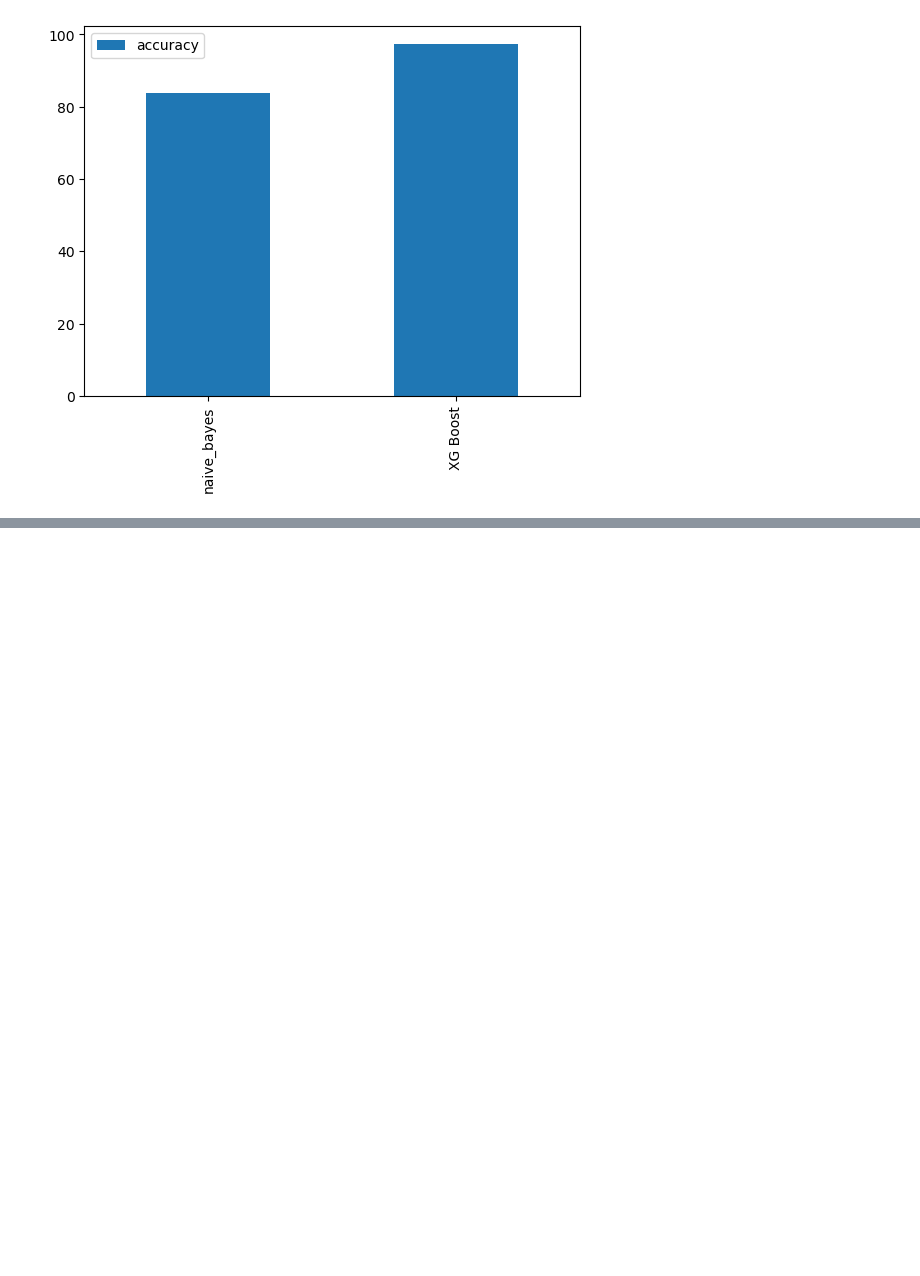
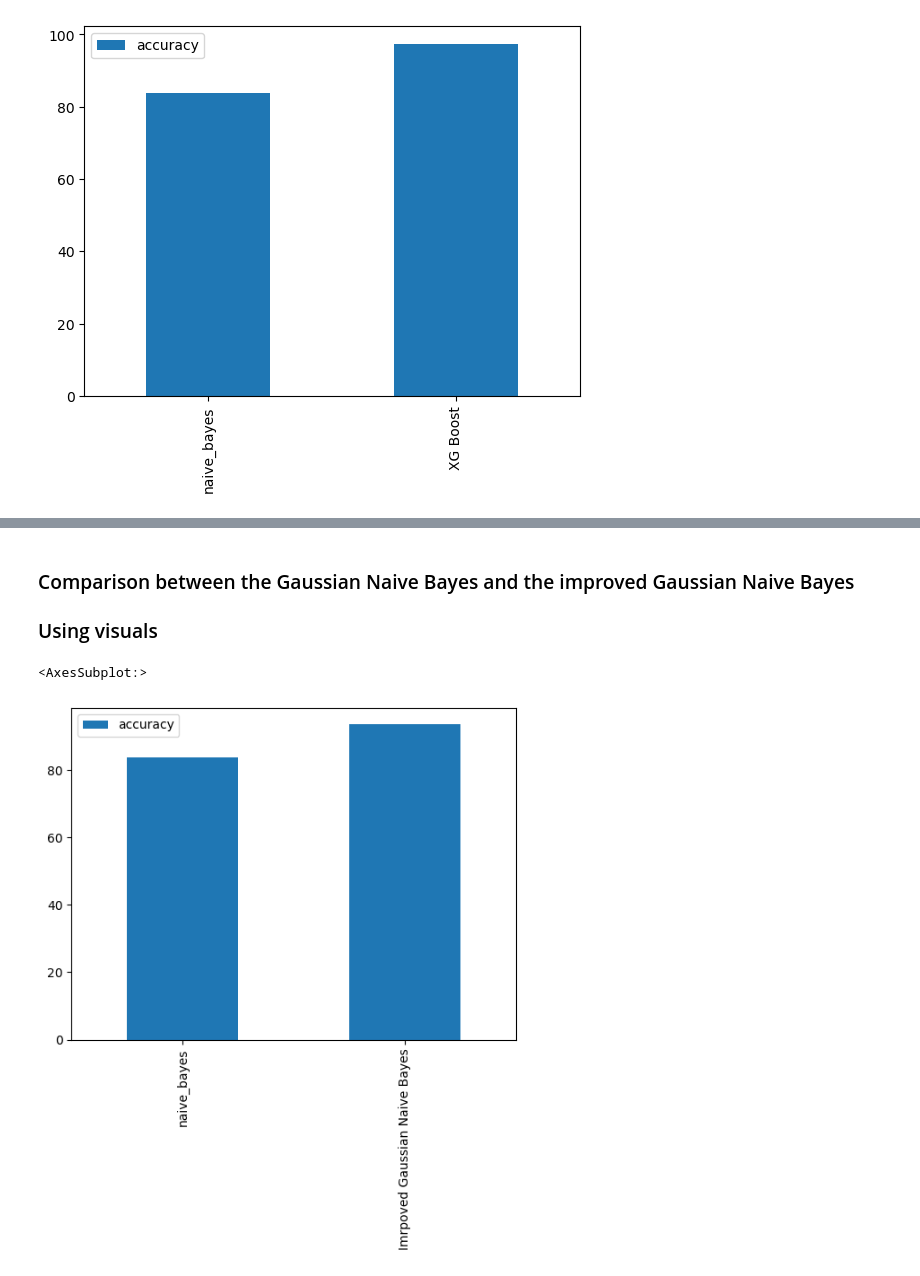
Before and after one commit to Taoheed-O/MachineLearningTweetClassifier, a Jupyter notebook: tweet_bully.ipynb, the cells around one changed output, grey strips where cells are left out. Saved outputs shown, nothing was run; the diff lists cells and outputs as text; code cells hidden in the pictures; blank space fills up the shorter version.

```diff
--- a/tweet_bully.ipynb
+++ b/tweet_bully.ipynb
@@ -490,0 +494,7 @@ pd.DataFrame(acc_dict.values(), index=acc_dict.keys(), columns=["accuracy"]).plo
+# %%
+from sklearn.model_selection import GridSearchCV
+param_gnb = {'var_smoothing' : np.logspace(0, -9, num=100)}
+
+gnb_grid = GridSearchCV(estimator=GaussianNB(), param_grid=param_gnb, verbose=1, cv=10, n_jobs=-1)
+
+gnb_grid.fit(x_train_vect.toarray(),y_train)
@@ -490,0 +520,2 @@ pd.DataFrame(acc_dict.values(), index=acc_dict.keys(), columns=["accuracy"]).plo
+# %%
+test_pred = gnb_grid.predict(x_test_vect_gnb.toarray())
@@ -490,0 +536,13 @@ pd.DataFrame(acc_dict.values(), index=acc_dict.keys(), columns=["accuracy"]).plo
+# %% [markdown]
+### Comparison between the Gaussian Naive Bayes and the improved Gaussian Naive Bayes
+### Using visuals
+# %%
+acc_dict = {
+        "naive_bayes":accuracy_score(y_test, y_pred_gnb)*100,
+         "Imrpoved Gaussian Naive Bayes":accuracy_score(y_test, test_pred)*100,
+        }
+
+pd.DataFrame(acc_dict.values(), index=acc_dict.keys(), columns=["accuracy"]).plot(kind='bar')
+# %% [output]
+<AxesSubplot:>
+[figure, added]
```
Also changed, not shown: parts of 7 cells of this notebook.
